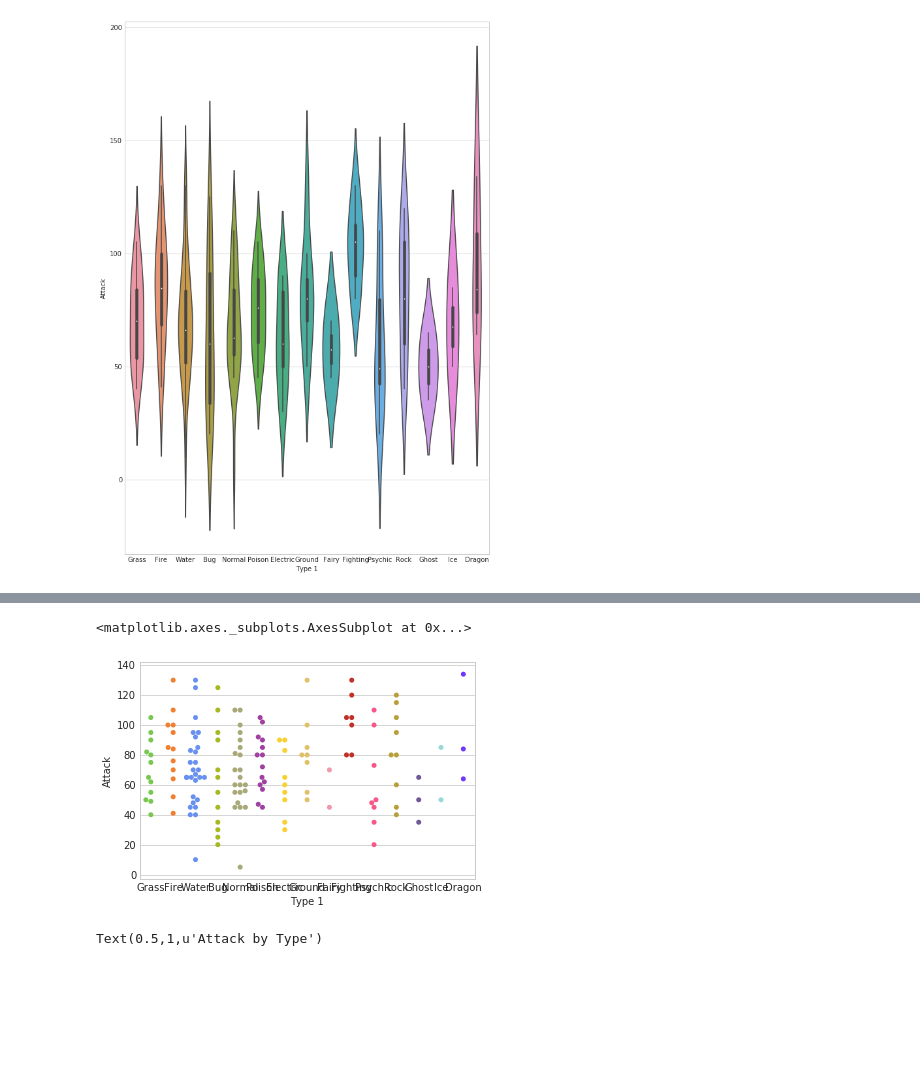
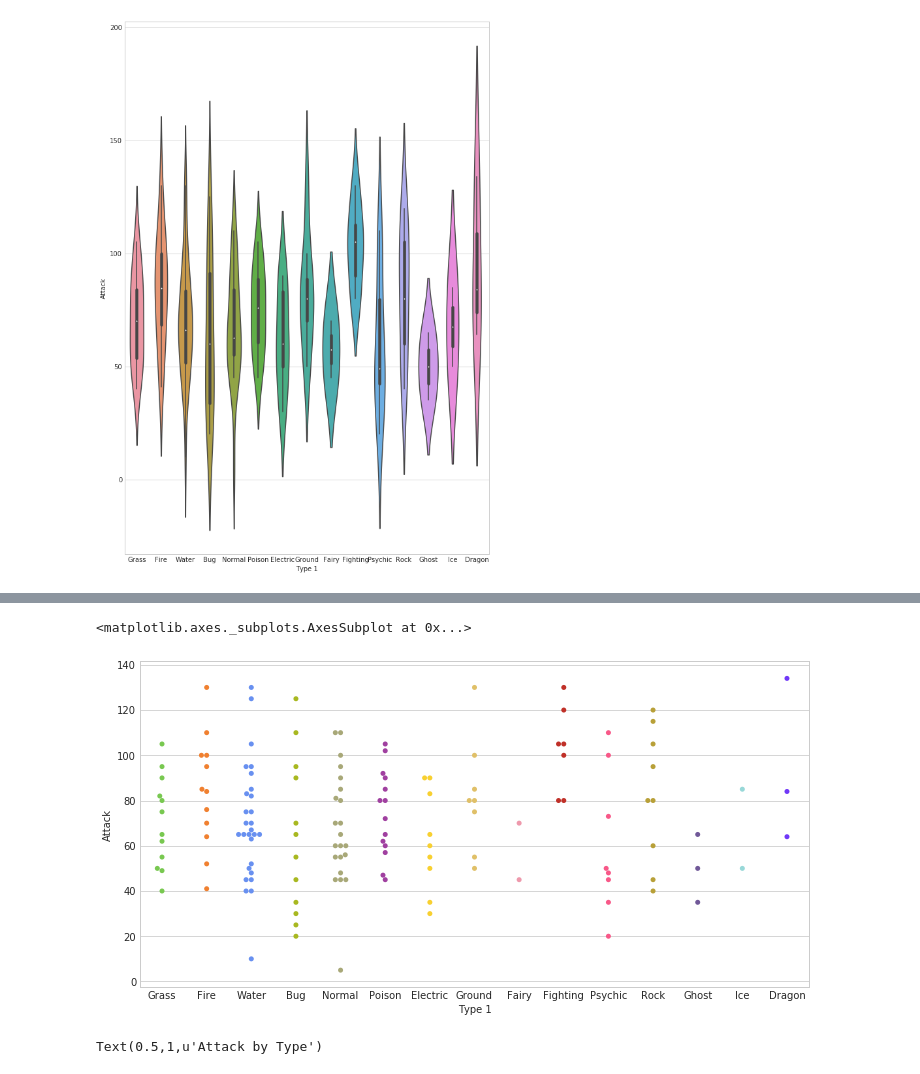
Before and after one commit to s-sooklal/COMP3610-2010, a Jupyter notebook: Lab3/Pokemon.ipynb, the cells around one changed output, grey strips where cells are left out. Cells and saved outputs as stored; diff of their text form; code cells hidden in the pictures; blank space fills up the shorter version.

```diff
--- a/Lab3/Pokemon.ipynb
+++ b/Lab3/Pokemon.ipynb
@@ -96,10 +97,11 @@ sns.violinplot(x='Type 1', y='Attack', data=df,
 # %%
 # Swarm plot with Pokemon color palette
+plt.subplots(figsize=(12,6))
 sns.swarmplot(x='Type 1', y='Attack', data=df,
               palette=pkmn_type_colors)
 # %% [output]
 <matplotlib.axes._subplots.AxesSubplot at 0x...>
-[figure, old version]
+[figure, new version]
 # %%
 # Set figure size with matplotlib
 plt.figure(figsize=(10,6))
```
Also changed, not shown: parts of 6 cells of this notebook.
